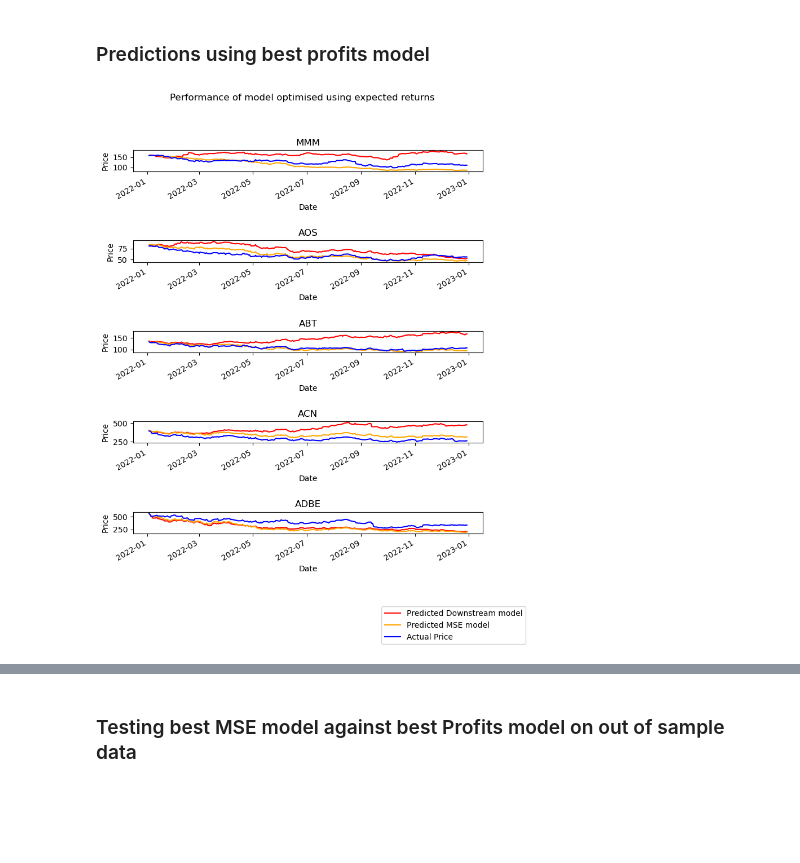
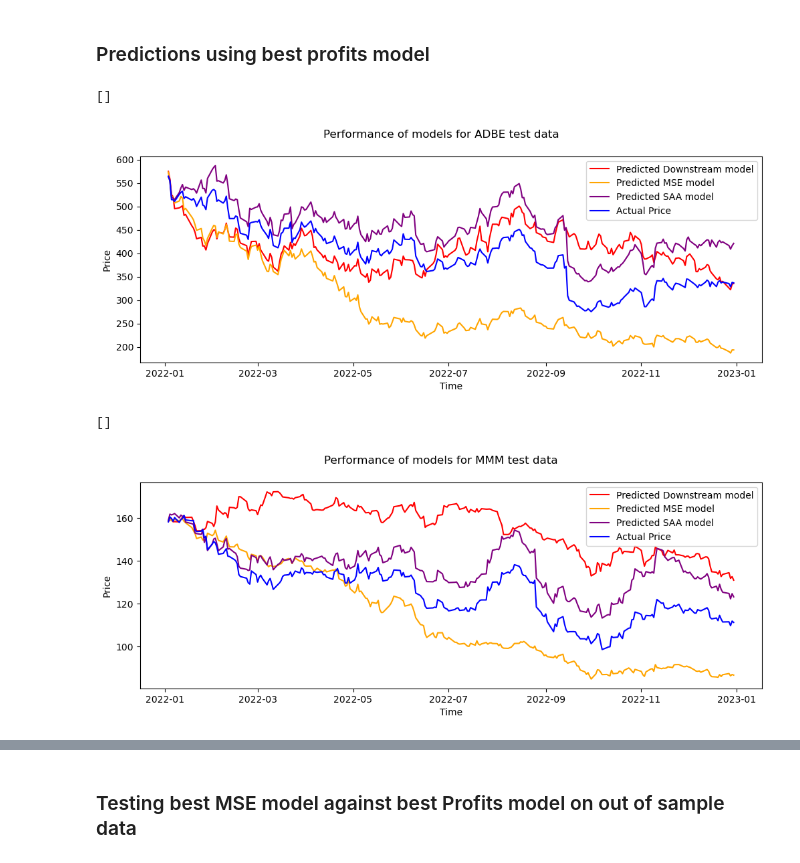
Before and after one commit to sarang2551/Data-Driven-Decisions, a Jupyter notebook: XGBoost feature_eng.ipynb, the cells around one changed output, grey strips where cells are left out. Cells and saved outputs as stored; diff of their text form; code cells hidden in the pictures; blank space fills up the shorter version.

```diff
--- a/XGBoost feature_eng.ipynb
+++ b/XGBoost feature_eng.ipynb
@@ -415,18 +432,57 @@ saa_price_predictions = SAA(price_train)
+# %%
+saa_price_predictions = Portfolio_SAA(historical_data=price_train,test_data=price_test)
 # %% [markdown]
 ### Predictions using best profits model
 # %%
-fig, axes = plt.subplots(2, 1,figsize=(8,10)) # TODO(Change 2 back to num_assests)
-for i,col in enumerate(assests):
-    preds_2[col+'_pred'].plot(ax=axes[i], label='Pred_'+col,c='r')
-    predicted_price[col+'_pred'].plot(ax=axes[i], label='Pred_'+col,c='orange')
-    y_test_converted[col].plot(ax=axes[i], label='Actual_'+col,c='b')
-    axes[i].set_title(col)
-    axes[i].set_ylabel('Price')
+# fig, axes = plt.subplots(3, 1,figsize=(8,10)) # TODO(Change 2 back to num_assests)
+# for i,col in enumerate(assests):
+#     preds_2[col+'_pred'].plot(ax=axes[i], label='Pred_'+col,c='r')
+#     predicted_price[col+'_pred'].plot(ax=axes[i], label='Pred_'+col,c='orange')
+#     saa_price_predictions[col].plot(ax=axes[i], label='Pred_'+col,c='purple')
+#     y_test_converted[col].plot(ax=axes[i], label='Actual_'+col,c='b')
+#     axes[i].set_title(col)
+#     axes[i].set_ylabel('Price')
 
 
-fig.suptitle("Performance of model optimised using expected returns")
-fig.legend(['Predicted Downstream model','Predicted MSE model','Actual Price'],loc='lower right')
-fig.subplots_adjust(hspace=3.2)
-plt.show()
+# fig.suptitle("Performance of model optimised using expected returns")
+# fig.legend(['Predicted Downstream model','Predicted MSE model','SAA price predictions','Actual Price'],loc='lower right')
+# fig.subplots_adjust(hspace=3.2)
+# plt.show()
-# %% [output]
-[figure, removed]
+# %%
+# separate plots for different assets
+# MMM, ABT
+fig, axes = plt.subplots(1, 1,figsize=(12,4)) # TODO(Change 2 back to num_assests)
+sns.lineplot(data=preds_2['ADBE'+'_pred'], ax=axes, label='Predicted Downstream model', color='r')
+sns.lineplot(data=predicted_price['ADBE'+'_pred'], ax=axes, label='Predicted MSE model', color='orange')
+sns.lineplot(data=saa_price_predictions['ADBE'], ax=axes, label='Predicted SAA model', color='purple')
+sns.lineplot(data=y_test_converted['ADBE'], ax=axes, label='Actual Price', color='b')
+
+axes.set_xlabel('Time')
+axes.set_ylabel('Price')
+
+fig.suptitle("Performance of models for ADBE test data")
+# fig.legend(['Predicted Downstream model', 'Predicted MSE model', 'SAA price predictions', 'Actual Price'],
+#            loc='lower right')
+fig.subplots_adjust(hspace=3.2)
+plt.plot()
+# %% [output]
+[]
+[figure, added]
+# %%
+fig, axes = plt.subplots(1, 1,figsize=(12,4)) # TODO(Change 2 back to num_assests)
+sns.lineplot(data=preds_2['MMM'+'_pred'], ax=axes, label='Predicted Downstream model', color='r')
+sns.lineplot(data=predicted_price['MMM'+'_pred'], ax=axes, label='Predicted MSE model', color='orange')
+sns.lineplot(data=saa_price_predictions['MMM'], ax=axes, label='Predicted SAA model', color='purple')
+sns.lineplot(data=y_test_converted['MMM'], ax=axes, label='Actual Price', color='b')
+
+axes.set_xlabel('Time')
+axes.set_ylabel('Price')
+
+fig.suptitle("Performance of models for MMM test data")
+# fig.legend(['Predicted Downstream model', 'Predicted MSE model', 'SAA price predictions', 'Actual Price'],
+#            loc='lower right')
+fig.subplots_adjust(hspace=3.2)
+plt.plot()
+# %% [output]
+[]
+[figure, added]
```
Also changed, not shown: parts of 16 cells of this notebook.
